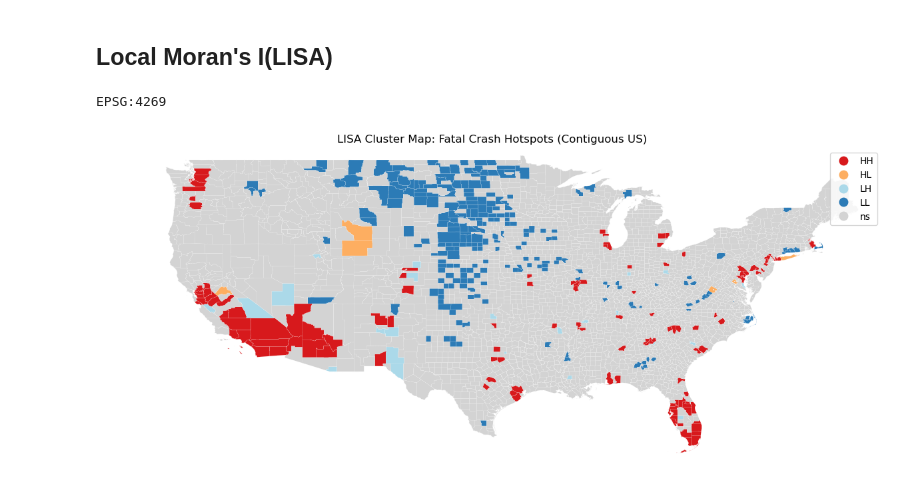
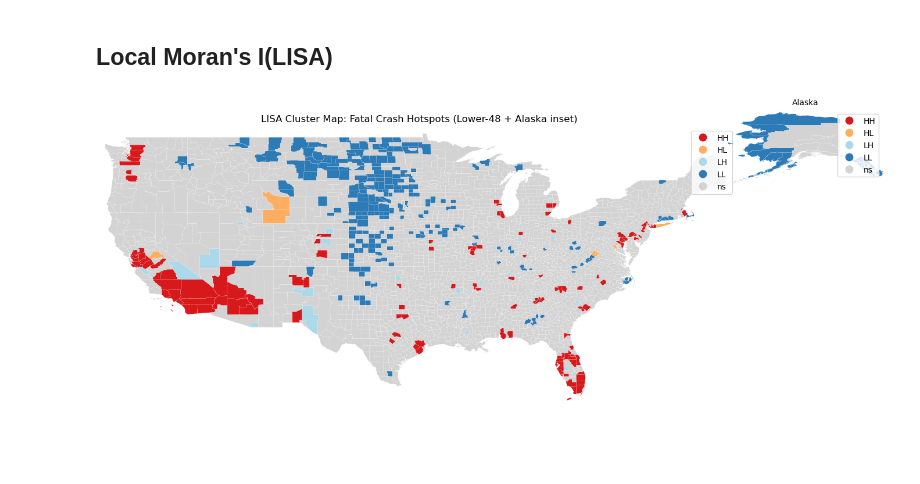
Before and after one commit to SumanAch10/road-safety-weather-impact, a Jupyter notebook: notebooks/statistical_tests.ipynb, the cells around one changed output. Drawn from its saved outputs; the diff is of its cells as text; code cells hidden in the pictures; blank space fills up the shorter version.

```diff
--- a/notebooks/statistical_tests.ipynb
+++ b/notebooks/statistical_tests.ipynb
@@ -98,34 +98,29 @@ P-value: 0.0010
 # %%
 import matplotlib.pyplot as plt
 from splot.esda import lisa_cluster
-
-# Subsets (for bounds only)
-lower48 = merged[~merged["STUSPS"].isin(["AK", "HI", "PR", "GU", "VI", "MP", "AS"])]
-ak = merged[merged["STUSPS"] == "AK"]
 
 fig = plt.figure(figsize=(14, 8))
 
 # --- Main axis: lower-48 window ---
 ax_main = fig.add_axes([0.03, 0.06, 0.78, 0.88])  # [left, bottom, width, height]
 lisa_cluster(lisa, merged, p=0.05, ax=ax_main)
 
 # zoom to lower-48 (lon/lat)
 ax_main.set_xlim(-125, -66)
 ax_main.set_ylim(24, 50)
 ax_main.set_axis_off()
 ax_main.set_title("LISA Cluster Map: Fatal Crash Hotspots (Lower-48 + Alaska inset)")
 
 # --- Inset axis: Alaska window ---
 ax_ak = fig.add_axes([0.80, 0.60, 0.19, 0.30])
 lisa_cluster(lisa, merged, p=0.05, ax=ax_ak)
 
 # zoom to Alaska (lon/lat)
 ax_ak.set_xlim(-170, -130)
 ax_ak.set_ylim(51, 72)
 ax_ak.set_axis_off()
 ax_ak.set_title("Alaska", fontsize=10)
-
+plt.savefig("../outputs/figures/lisa_clusters_zoomed.png")
 plt.show()
 # %% [output]
-EPSG:4269
-[figure, old version]
+[figure, new version]
```
